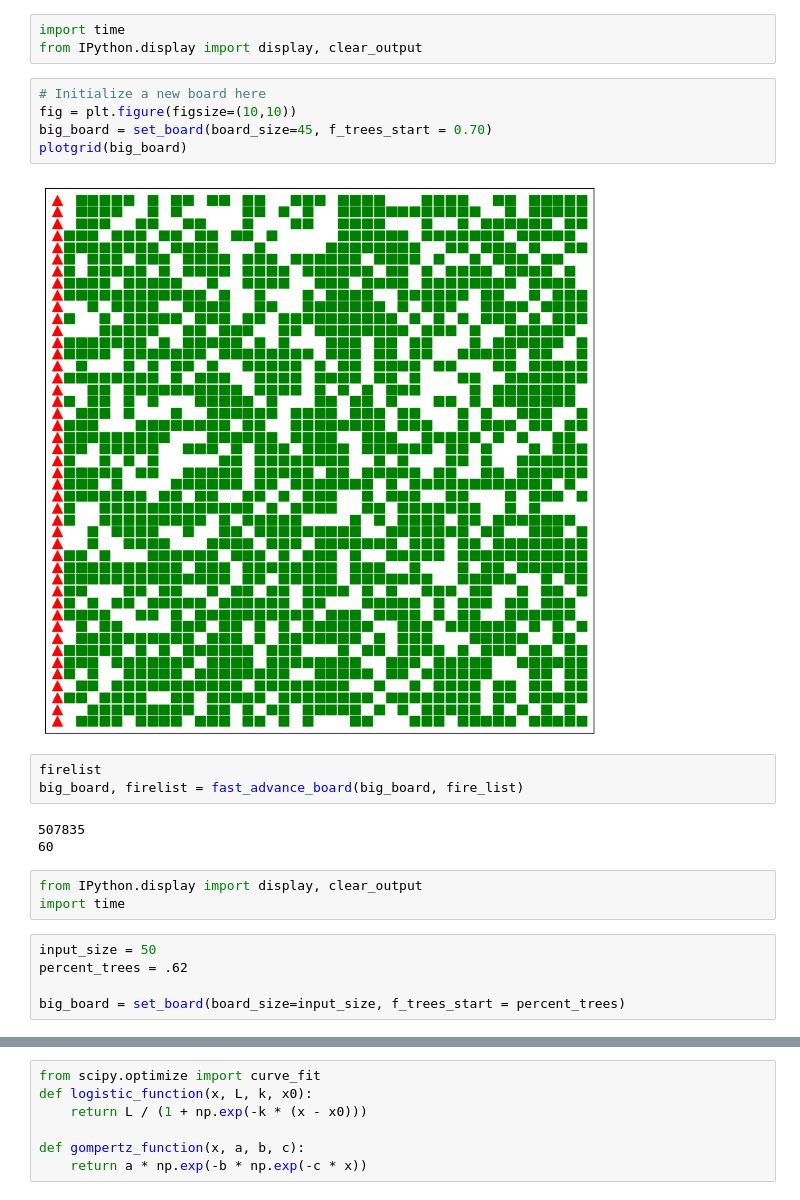
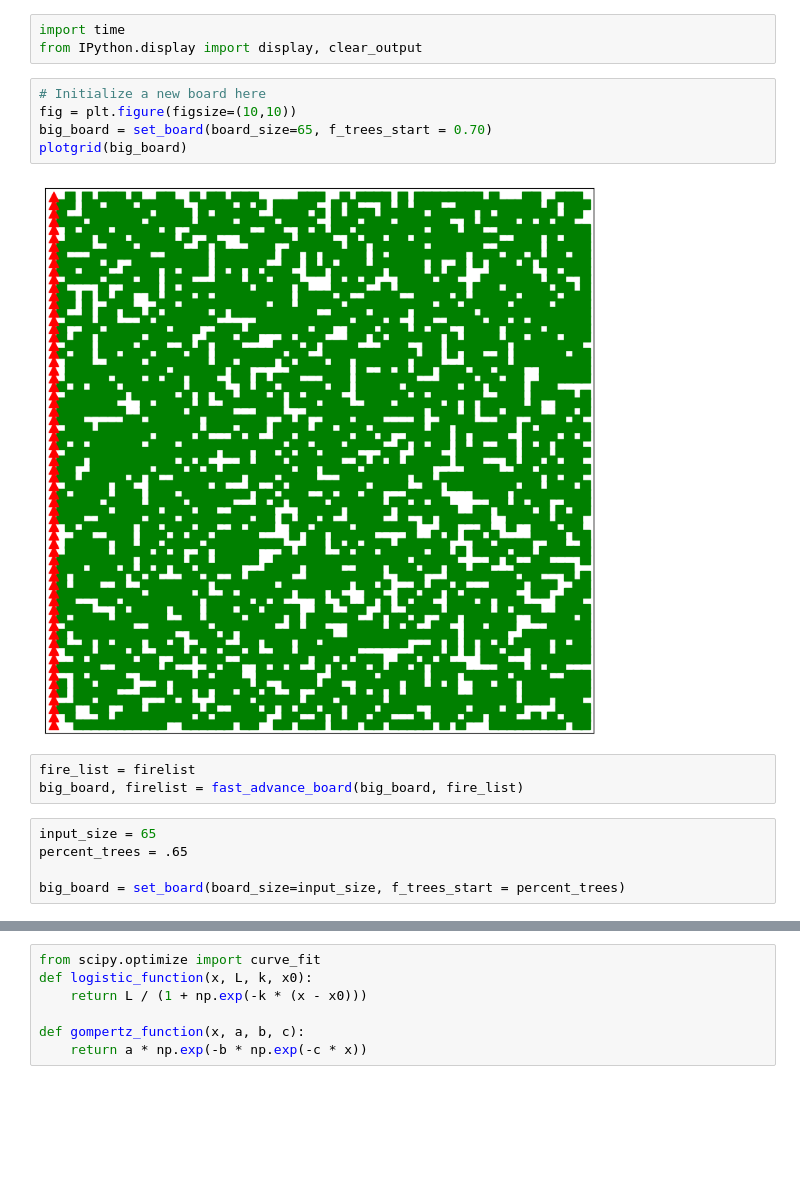
Before and after one commit to andrew-koren/cautious-adventure, a Jupyter notebook: my stuff/cmse/Day-22_In-Class_ForestFiresPartI-STUDENT.ipynb, the cells around one changed output, grey strips where cells are left out. Saved outputs shown, nothing was run; the diff lists cells and outputs as text; blank space fills up the shorter version.

```diff
--- a/my stuff/cmse/Day-22_In-Class_ForestFiresPartI-STUDENT.ipynb
+++ b/my stuff/cmse/Day-22_In-Class_ForestFiresPartI-STUDENT.ipynb
@@ -338,22 +190,16 @@ from IPython.display import display, clear_output
 # %%
 # Initialize a new board here
 fig = plt.figure(figsize=(10,10))
-big_board = set_board(board_size=45, f_trees_start = 0.70)
+big_board = set_board(board_size=65, f_trees_start = 0.70)
 plotgrid(big_board)
 # %% [output]
-[figure, old version]
+[figure, new version]
 # %%
-firelist
+fire_list = firelist
 big_board, firelist = fast_advance_board(big_board, fire_list)
-# %% [output]
-507835
-60
-# %%
-from IPython.display import display, clear_output
-import time
 # %%
-input_size = 50
-percent_trees = .62
+input_size = 65
+percent_trees = .65
 
 big_board = set_board(board_size=input_size, f_trees_start = percent_trees)
 # %%
```
Also changed, not shown: parts of 25 cells of this notebook.
